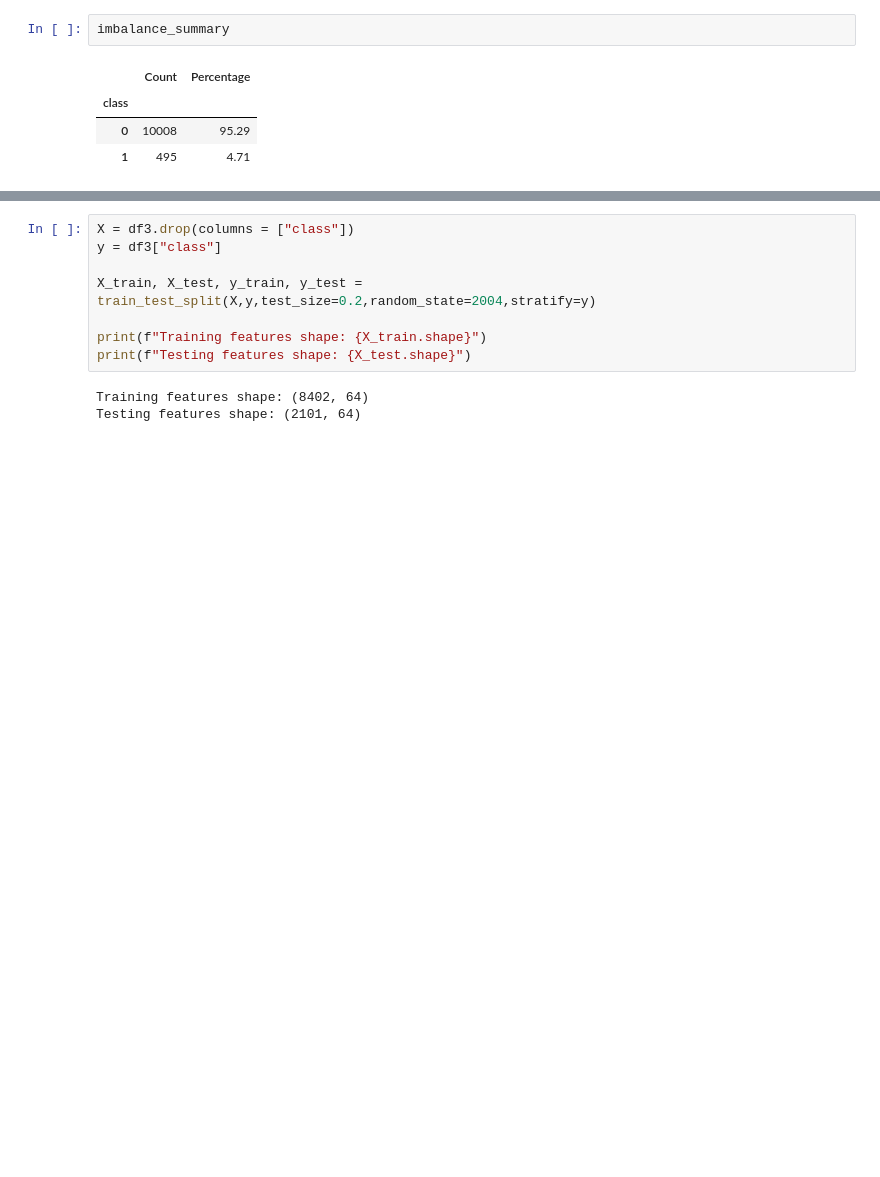
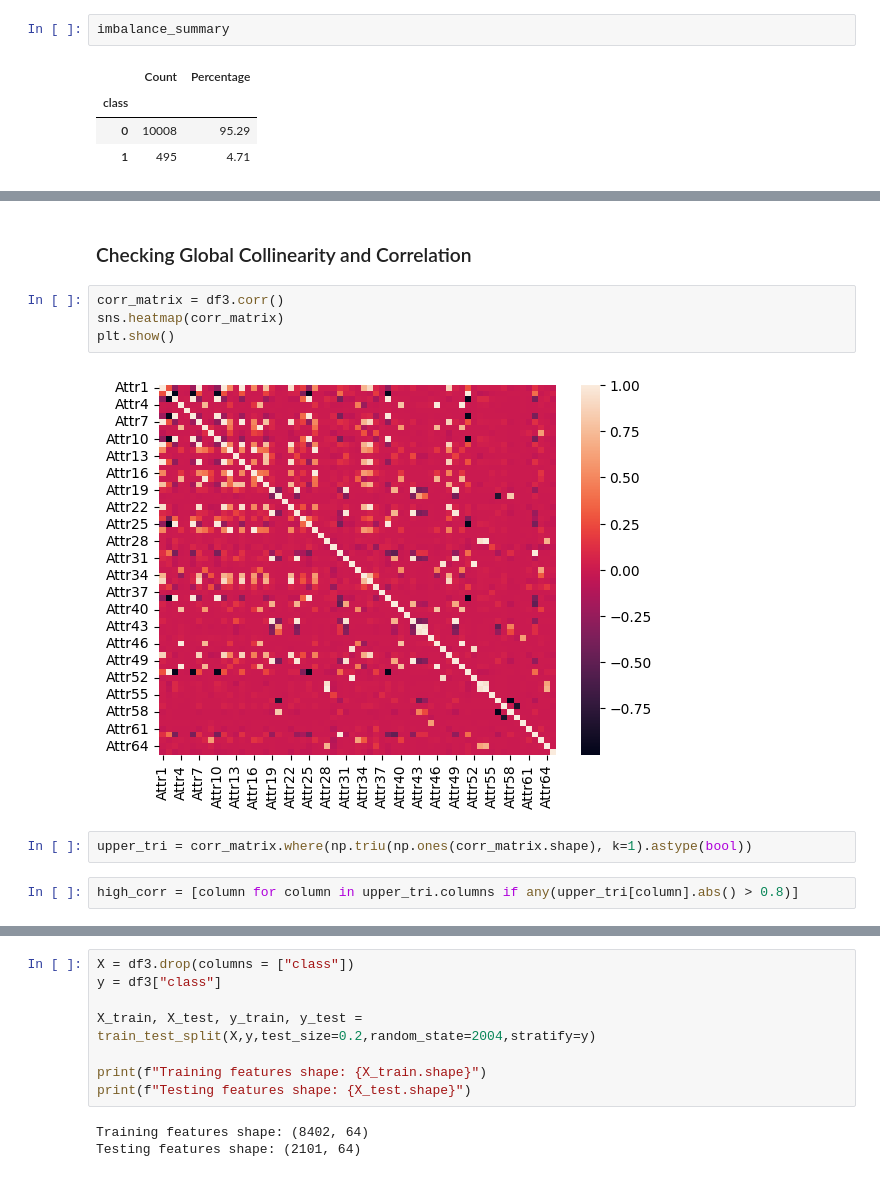
Before and after one commit to DanielRamirez0430/ASDS-5302-Summer-2026-Final-Project-, a Jupyter notebook: ASDS_5302_Final_Project.ipynb, the cells around one changed output, grey strips where cells are left out. Saved outputs shown, nothing was run; the diff lists cells and outputs as text; blank space fills up the shorter version.

```diff
--- a/ASDS_5302_Final_Project.ipynb
+++ b/ASDS_5302_Final_Project.ipynb
@@ -322,0 +339,12 @@ imbalance_summary
+# %% [markdown]
+### Checking Global Collinearity and Correlation
+# %%
+corr_matrix = df3.corr()
+sns.heatmap(corr_matrix)
+plt.show()
+# %% [output]
+[figure, added]
+# %%
+upper_tri = corr_matrix.where(np.triu(np.ones(corr_matrix.shape), k=1).astype(bool))
+# %%
+high_corr = [column for column in upper_tri.columns if any(upper_tri[column].abs() > 0.8)]
```
Also changed, not shown: parts of 29 cells of this notebook, 1 other file.
